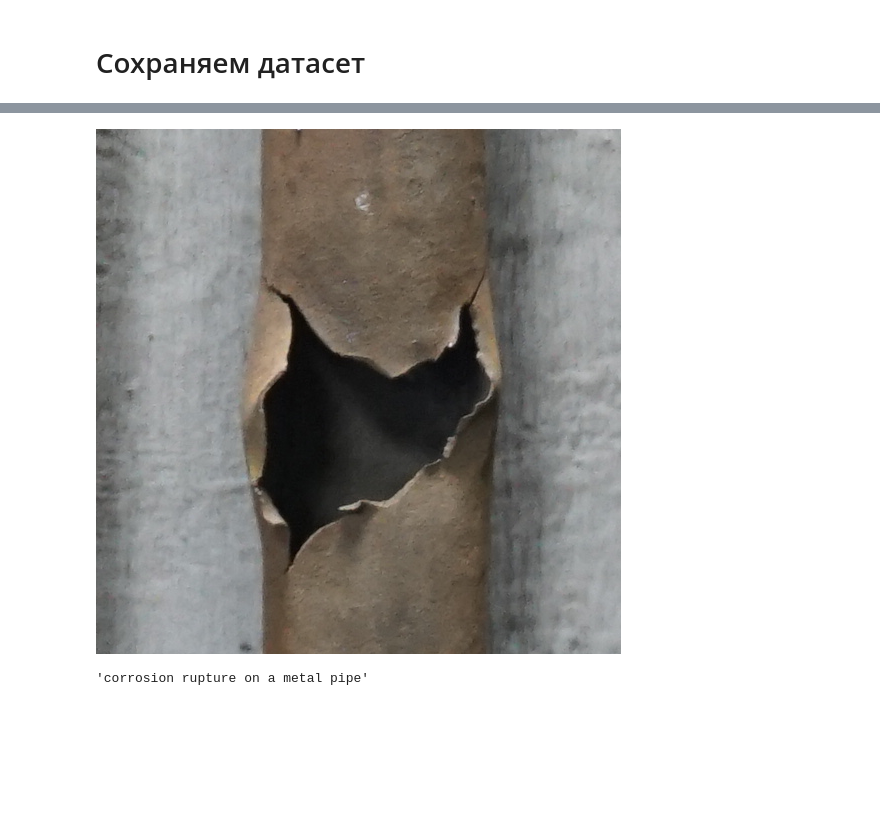
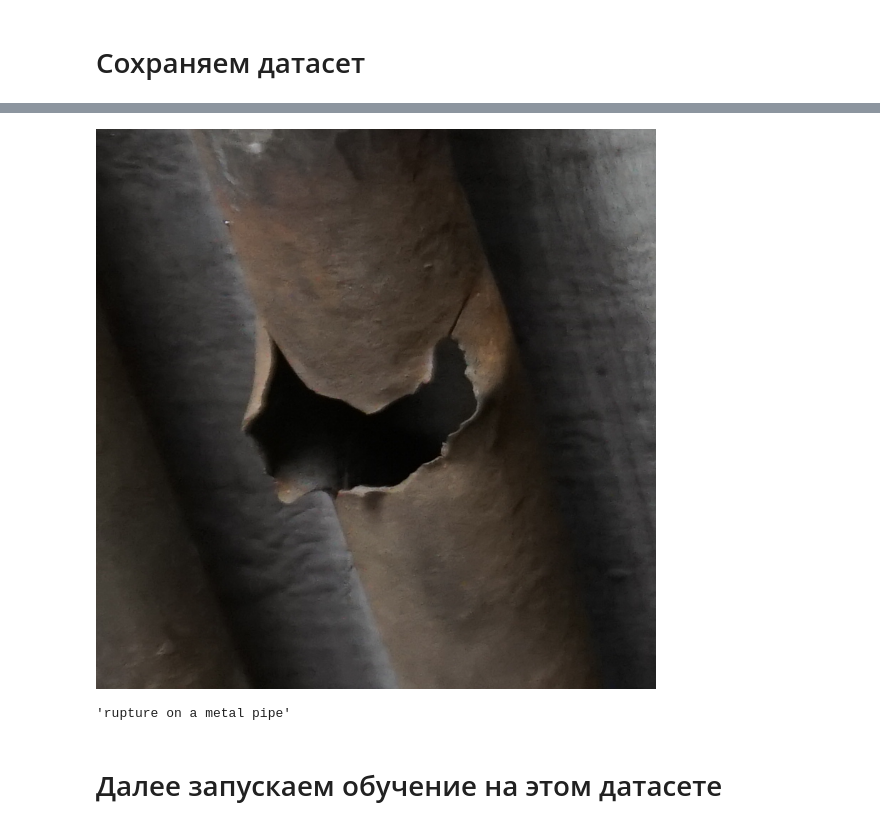
Before and after one commit to PitKoro/stablediffusion-finetune, a Jupyter notebook: notebooks/coco_to_sd_finetune_converter.ipynb, the cells around one changed output, grey strips where cells are left out. Cells and saved outputs as stored; diff of their text form; code cells hidden in the pictures; blank space fills up the shorter version.

```diff
--- a/notebooks/coco_to_sd_finetune_converter.ipynb
+++ b/notebooks/coco_to_sd_finetune_converter.ipynb
@@ -456,8 +549,10 @@ len(new_dataset)
 # %%
-new_dataset[2]['image']
+new_dataset[40]['image']
 # %% [output]
-[figure, old version]
+[figure, new version]
 # %%
-new_dataset[2]['text']
+new_dataset[40]['text']
 # %% [output]
-'corrosion rupture on a metal pipe'
+'rupture on a metal pipe'
+# %% [markdown]
+# Далее запускаем обучение на этом датасете
```
Also changed, not shown: parts of 27 cells of this notebook.
